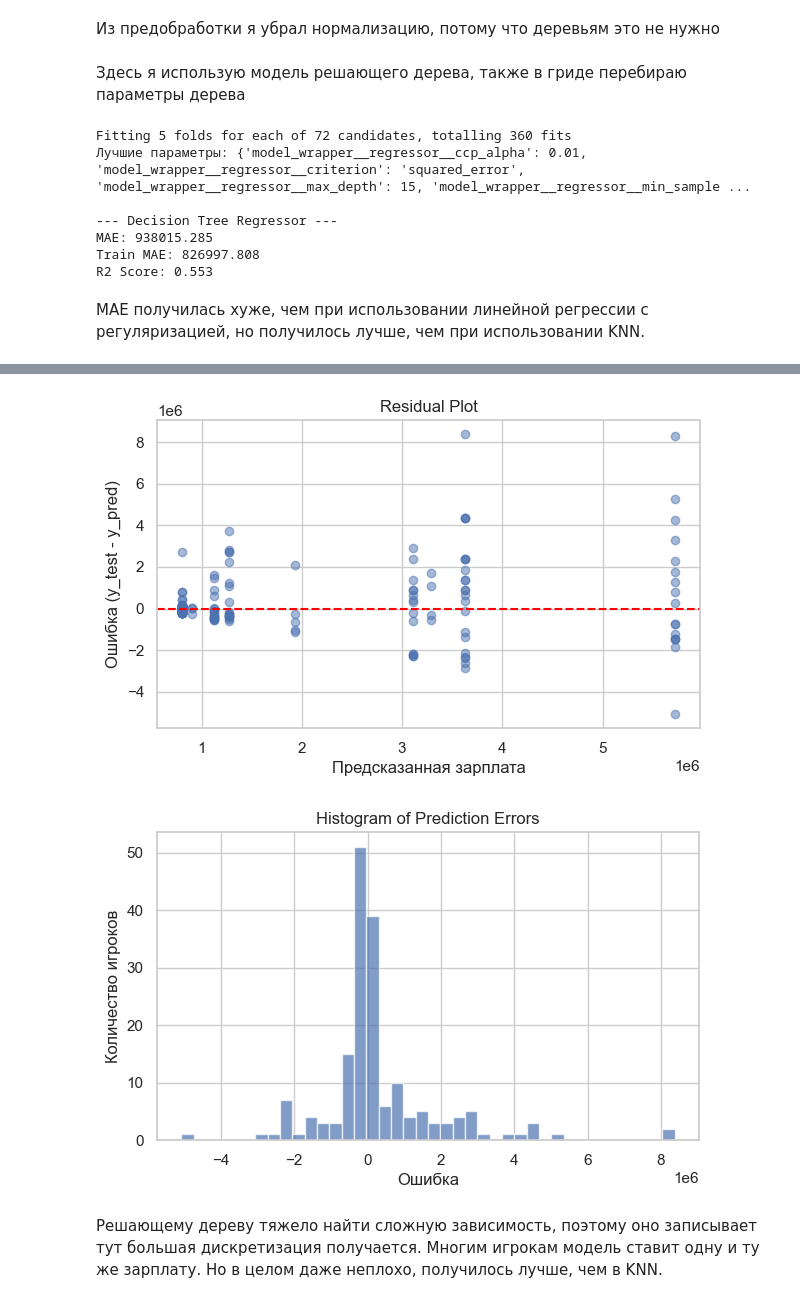
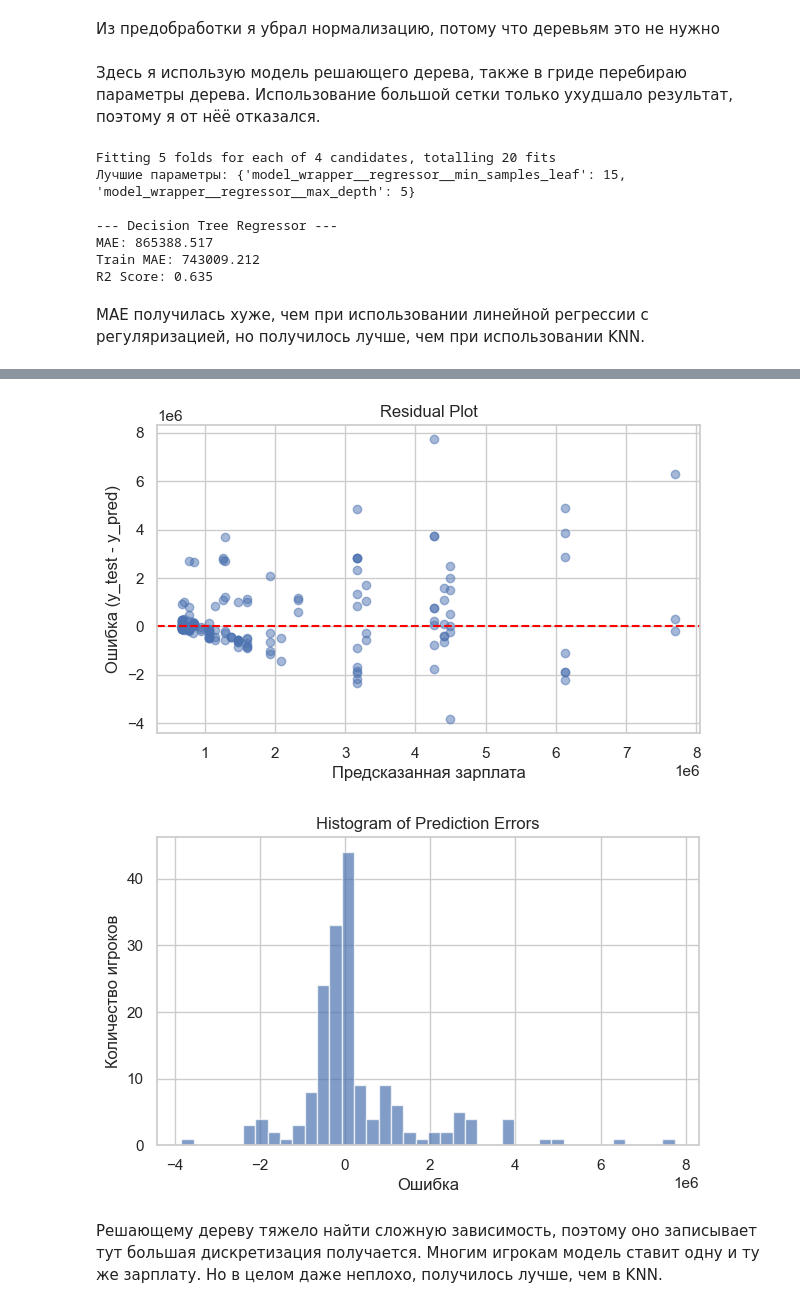
Before and after one commit to zloyaloha/ai-frameworks, a Jupyter notebook: lab3.ipynb, the cells around one changed output, grey strips where cells are left out. Cells and saved outputs as stored; diff of their text form; code cells hidden in the pictures.

```diff
--- a/lab3.ipynb
+++ b/lab3.ipynb
@@ -298,11 +293,11 @@ columns_with_nan
 # %%
 TARGET_NAME = 'Salary'
 
-X = df_features.drop(TARGET_NAME, axis=1)
-y = df_features[TARGET_NAME]
+X_i = df_features.drop(TARGET_NAME, axis=1)
+y_i = df_features[TARGET_NAME]
 
-X_train, X_test, y_train, y_test = train_test_split(
-    X, y, test_size=0.2, random_state=42
+X_train_i, X_test_i, y_train_i, y_test_i = train_test_split(
+    X_i, y_i, test_size=0.2, random_state=42
 )
 # %% [markdown]
 Из предобработки я убрал нормализацию, потому что деревьям это не нужно
@@ -310,20 +305,17 @@ X_train, X_test, y_train, y_test = train_test_split(
 from sklearn.impute import SimpleImputer
 from sklearn.preprocessing import OneHotEncoder
 from sklearn.pipeline import Pipeline
-from sklearn.model_selection import GridSearchCV
 from sklearn.compose import ColumnTransformer
-from sklearn.metrics import mean_absolute_error, mean_squared_error, r2_score
-import numpy as np
 import pandas as pd
 
-cat_cols = X.select_dtypes(include=['object', 'category']).columns.tolist()
+cat_cols = X_i.select_dtypes(include=['object', 'category']).columns.tolist()
 
 cat_branch = Pipeline([
     ('imputer', SimpleImputer(strategy='most_frequent')),
     ('onehot', OneHotEncoder(handle_unknown='ignore', sparse_output=False))
 ])
 
-num_cols = X.select_dtypes(include=["int64", "float64"]).columns
+num_cols = X_i.select_dtypes(include=["int64", "float64"]).columns
 
 num_branch = Pipeline([
     ('imputer', SimpleImputer(strategy='median')),
@@ -336,11 +328,11 @@ ct = ColumnTransformer(
     ], remainder='drop'
 )
 # %% [markdown]
-Здесь я использую модель решающего дерева, также в гриде перебираю параметры дерева
+Здесь я использую модель решающего дерева, также в гриде перебираю параметры дерева. Использование большой сетки только ухудшало результат, поэтому я от нёё отказался.
 # %%
 from sklearn.pipeline import Pipeline
 from sklearn.tree import DecisionTreeRegressor
-from sklearn.model_selection import GridSearchCV
+from sklearn.model_selection import GridSearchCV, RandomizedSearchCV
 from sklearn.metrics import mean_absolute_error, mean_squared_error, r2_score
 from sklearn.compose import TransformedTargetRegressor
 import numpy as np
@@ -354,52 +346,61 @@ full_pipeline = Pipeline([
     ))
 ])
 
+# param_grid = {
+#     'model_wrapper__regressor__max_depth': [3, 5],
+#     'model_wrapper__regressor__min_samples_leaf': [10, 15],
+#     'model_wrapper__regressor__min_samples_split': [2, 5, 10, 20],
+
+#     'model_wrapper__regressor__max_features': [
+#         None, 'sqrt', 'log2', 0.5
+#     ],
+
+#     'model_wrapper__regressor__criterion': ['squared_error', 'friedman_mse']
+# }
+
 param_grid = {
-    'model_wrapper__regressor__max_depth': [12, 15, None],
-    'model_wrapper__regressor__min_samples_leaf': [10, 25, 50, 100],
-    'model_wrapper__regressor__ccp_alpha': [0.0, 0.001, 0.005, 0.01, 0.02, 1],
-    'model_wrapper__regressor__criterion': ['squared_error']
+    'model_wrapper__regressor__max_depth': [3, 5],
+    'model_wrapper__regressor__min_samples_leaf': [10, 15],
 }
 
-grid = GridSearchCV(
+grid = RandomizedSearchCV(
     full_pipeline,
     param_grid,
     cv=5,
     scoring='neg_mean_absolute_error',
     n_jobs=-1,
-    verbose=1
+    verbose=1,
+    n_iter=50
 )
 
-grid.fit(X_train, y_train)
+grid.fit(X_train_i, y_train_i)
 
 print("Лучшие параметры:", grid.best_params_)
 
-y_pred = grid.best_estimator_.predict(X_test)
-y_pred_train = grid.best_estimator_.predict(X_train)
+y_pred = grid.best_estimator_.predict(X_test_i)
+y_pred_train = grid.best_estimator_.predict(X_train_i)
 
-mae = mean_absolute_error(y_test, y_pred)
-train_mae = mean_absolute_error(y_train, y_pred_train)
-rmse = np.sqrt(mean_squared_error(y_test, y_pred))
-r2 = r2_score(y_test, y_pred)
-base_mean_error = mean_absolute_error(y_test, [y_train.mean()] * len(y_test))
+mae = mean_absolute_error(y_test_i, y_pred)
+train_mae = mean_absolute_error(y_train_i, y_pred_train)
+r2 = r2_score(y_test_i, y_pred)
 
 print(f"\n--- Decision Tree Regressor ---")
 print(f"MAE: {mae:.3f}")
 print(f"Train MAE: {train_mae:.3f}")
 print(f"R2 Score: {r2:.3f}")
 # %% [output]
-Fitting 5 folds for each of 72 candidates, totalling 360 fits
-Лучшие параметры: {'model_wrapper__regressor__ccp_alpha': 0.01, 'model_wrapper__regressor__criterion': 'squared_error', 'model_wrapper__regressor__max_depth': 15, 'model_wrapper__regressor__min_sample ...
+Fitting 5 folds for each of 4 candidates, totalling 20 fits
+Лучшие параметры: {'model_wrapper__regressor__min_samples_leaf': 15, 'model_wrapper__regressor__max_depth': 5}
 
 --- Decision Tree Regressor ---
-MAE: 938015.285
-Train MAE: 826997.808
-R2 Score: 0.553
+MAE: 865388.517
+Train MAE: 743009.212
+R2 Score: 0.635
 # %% [markdown]
 MAE получилась хуже, чем при использовании линейной регрессии с регуляризацией, но получилось лучше, чем при использовании KNN.
 # %%
-important_features(grid.best_estimator_, X_test, y_test)
-true_vs_predicted(y_test, y_pred)
-resudial(y_test, y_pred)
-histogramm_error(y_test, y_pred)
+important_features(grid.best_estimator_, X_test_i, y_test_i)
+true_vs_predicted(y_test_i, y_pred)
+resudial(y_test_i, y_pred)
+histogramm_error(y_test_i, y_pred)
 # %% [output]
@@ -408,5 +409,5 @@ histogramm_error(y_test, y_pred)
-[figure, old version]
+[figure, new version]
-[figure, old version]
+[figure, new version]
 # %% [markdown]
 Решающему дереву тяжело найти сложную зависимость, поэтому оно записывает тут большая дискретизация получается. Многим игрокам модель ставит одну и ту же зарплату. Но в целом даже неплохо, получилось лучше, чем в KNN.
 # %%
```
Also changed, not shown: parts of 23 cells of this notebook, 5 other files.
